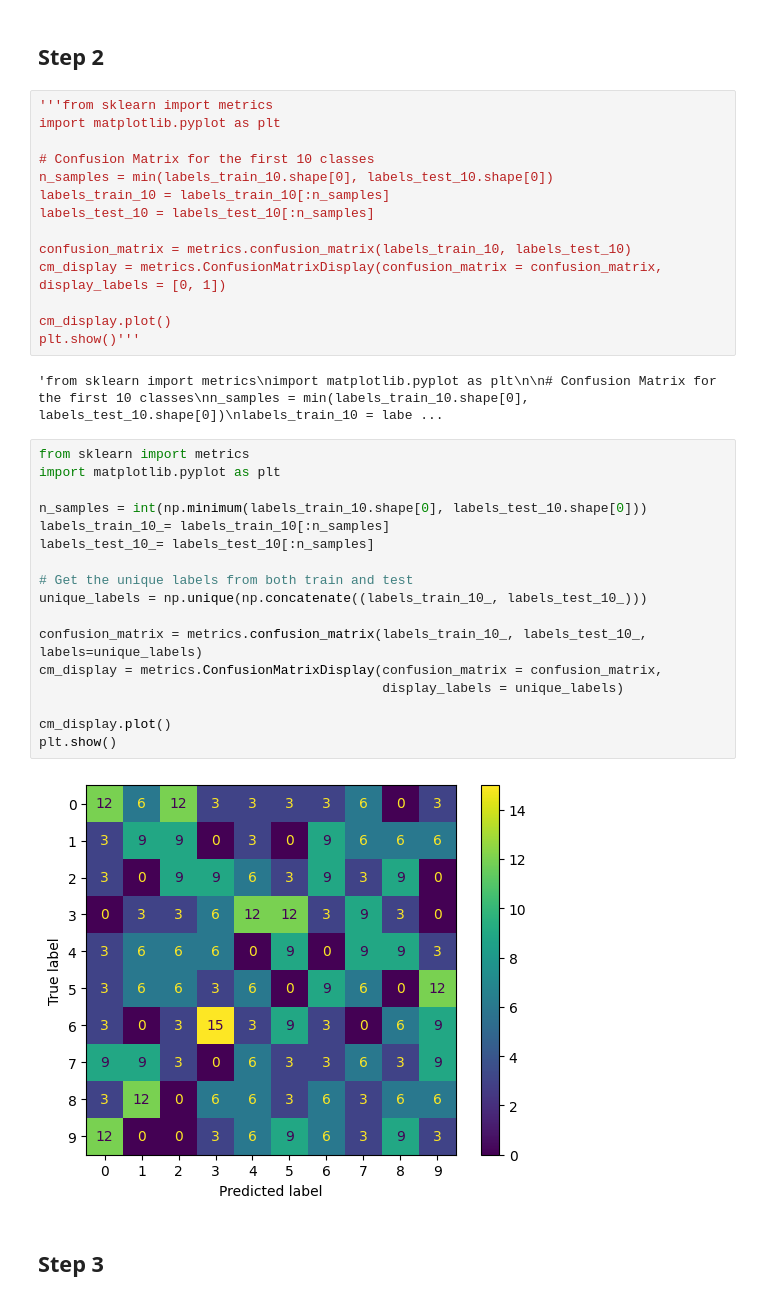
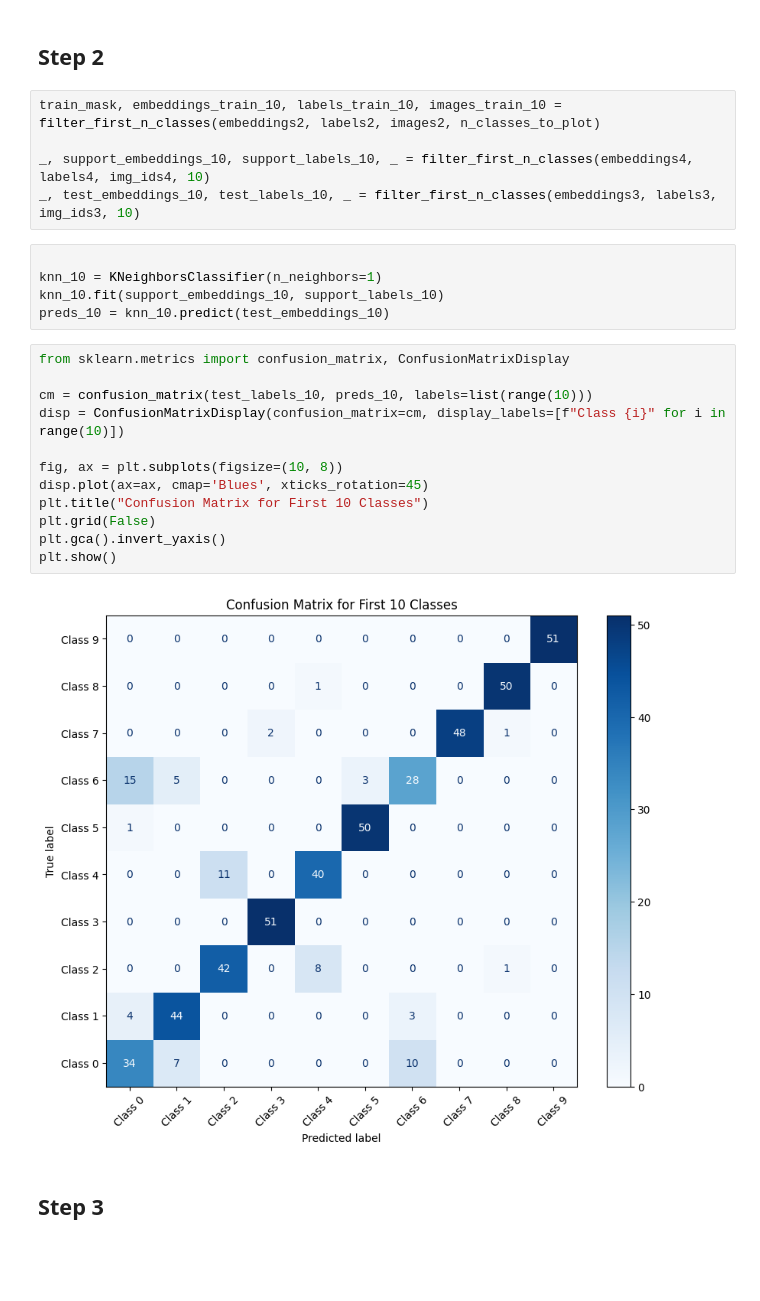
Before and after one commit to gabry1242/Deeplearning_project, a Jupyter notebook: ass1_skeleton.ipynb, the cells around one changed output. Drawn from its saved outputs; the diff is of its cells as text; blank space fills up the shorter version.

Commit message:
fixed confusion matrix

```diff
--- a/ass1_skeleton.ipynb
+++ b/ass1_skeleton.ipynb
@@ -835,41 +835,30 @@ plot_embeddings(reduced_test_2d_pca,
 [figure]
 # %% [markdown]
 ## Step 2
-# %%
-'''from sklearn import metrics
-import matplotlib.pyplot as plt
-
-# Confusion Matrix for the first 10 classes
-n_samples = min(labels_train_10.shape[0], labels_test_10.shape[0])
-labels_train_10 = labels_train_10[:n_samples]
-labels_test_10 = labels_test_10[:n_samples]
-
-confusion_matrix = metrics.confusion_matrix(labels_train_10, labels_test_10)
-cm_display = metrics.ConfusionMatrixDisplay(confusion_matrix = confusion_matrix, display_labels = [0, 1])
-
-cm_display.plot()
-plt.show()'''
-# %% [output]
-'from sklearn import metrics\nimport matplotlib.pyplot as plt\n\n# Confusion Matrix for the first 10 classes\nn_samples = min(labels_train_10.shape[0], labels_test_10.shape[0])\nlabels_train_10 = labe ...
-# %%
-from sklearn import metrics
-import matplotlib.pyplot as plt
-
-n_samples = int(np.minimum(labels_train_10.shape[0], labels_test_10.shape[0]))
-labels_train_10_= labels_train_10[:n_samples]
-labels_test_10_= labels_test_10[:n_samples]
-
-# Get the unique labels from both train and test
-unique_labels = np.unique(np.concatenate((labels_train_10_, labels_test_10_)))
-
-confusion_matrix = metrics.confusion_matrix(labels_train_10_, labels_test_10_, labels=unique_labels)
-cm_display = metrics.ConfusionMatrixDisplay(confusion_matrix = confusion_matrix,
-                                            display_labels = unique_labels)
-
-cm_display.plot()
-plt.show()
-# %% [output]
-[figure, removed]
+# %%
+train_mask, embeddings_train_10, labels_train_10, images_train_10 = filter_first_n_classes(embeddings2, labels2, images2, n_classes_to_plot)
+
+_, support_embeddings_10, support_labels_10, _ = filter_first_n_classes(embeddings4, labels4, img_ids4, 10)
+_, test_embeddings_10, test_labels_10, _ = filter_first_n_classes(embeddings3, labels3, img_ids3, 10)
+# %%
+
+knn_10 = KNeighborsClassifier(n_neighbors=1)
+knn_10.fit(support_embeddings_10, support_labels_10)
+preds_10 = knn_10.predict(test_embeddings_10)
+# %%
+from sklearn.metrics import confusion_matrix, ConfusionMatrixDisplay
+
+cm = confusion_matrix(test_labels_10, preds_10, labels=list(range(10)))
+disp = ConfusionMatrixDisplay(confusion_matrix=cm, display_labels=[f"Class {i}" for i in range(10)])
+
+fig, ax = plt.subplots(figsize=(10, 8))
+disp.plot(ax=ax, cmap='Blues', xticks_rotation=45)
+plt.title("Confusion Matrix for First 10 Classes")
+plt.grid(False)
+plt.gca().invert_yaxis()
+plt.show()
+# %% [output]
+[figure, added]
 # %% [markdown]
 ## Step 3
 # %%
```
Also changed, not shown: parts of 1 cell of this notebook.
